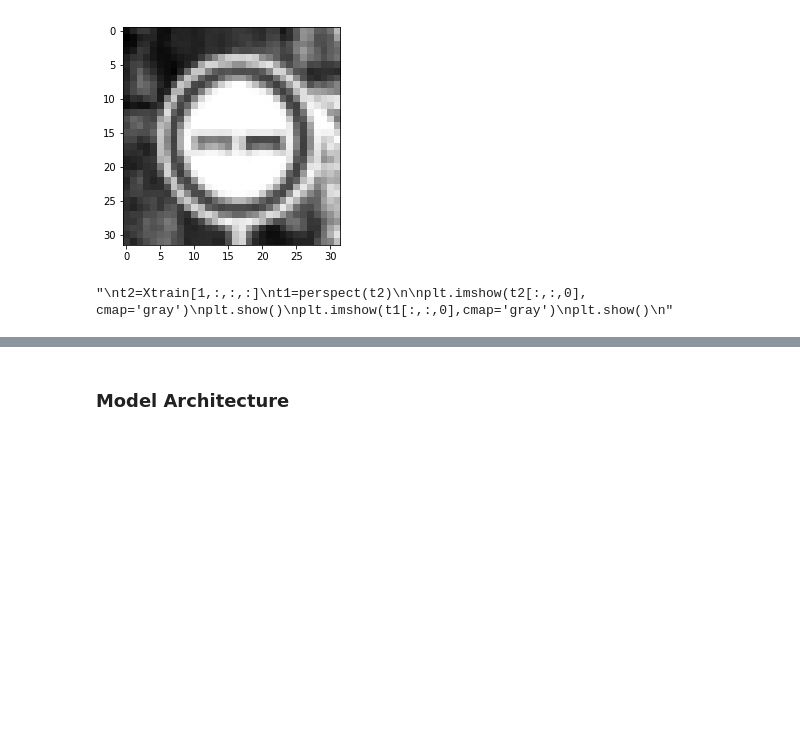
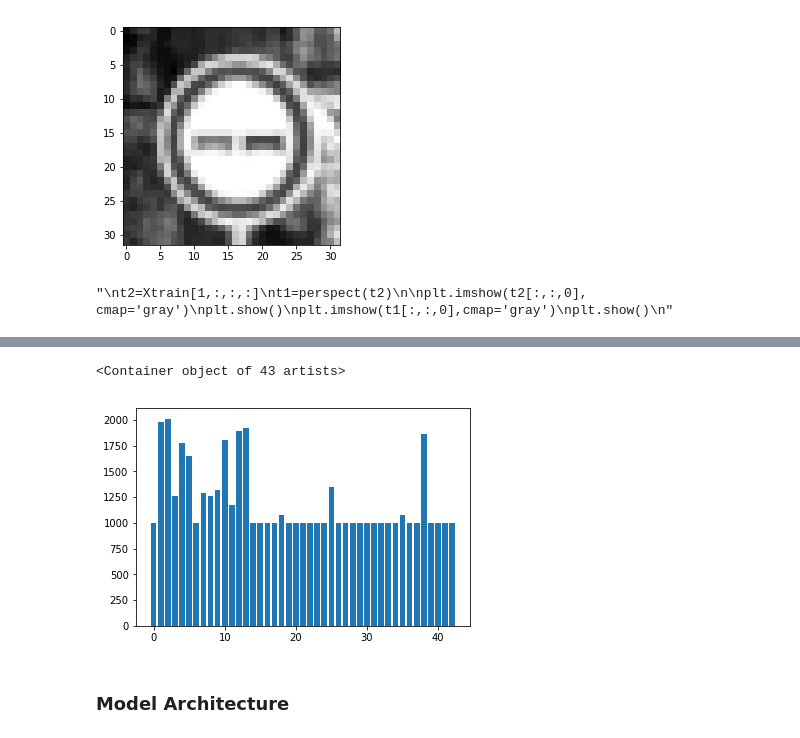
Before and after one commit to deepanshu96/carp2, a Jupyter notebook: Traffic_Sign_Classifier.ipynb, the cells around one changed output, grey strips where cells are left out. Drawn from its saved outputs; the diff is of its cells as text; code cells hidden in the pictures; blank space fills up the shorter version.

```diff
--- a/Traffic_Sign_Classifier.ipynb
+++ b/Traffic_Sign_Classifier.ipynb
@@ -390,3 +424,13 @@ print(ytrain2.shape)
+# %%
+mkx = np.zeros((43), dtype=np.int)
+
+for i in ytrain2:
+    mkx[i]+=1
+hkx = np.unique(ytrain2)
+plt.bar(hkx,mkx)
+# %% [output]
+<Container object of 43 artists>
+[figure, added]
 # %% [markdown]
 ### Model Architecture
 # %%
```
Also changed, not shown: parts of 2 cells of this notebook.
